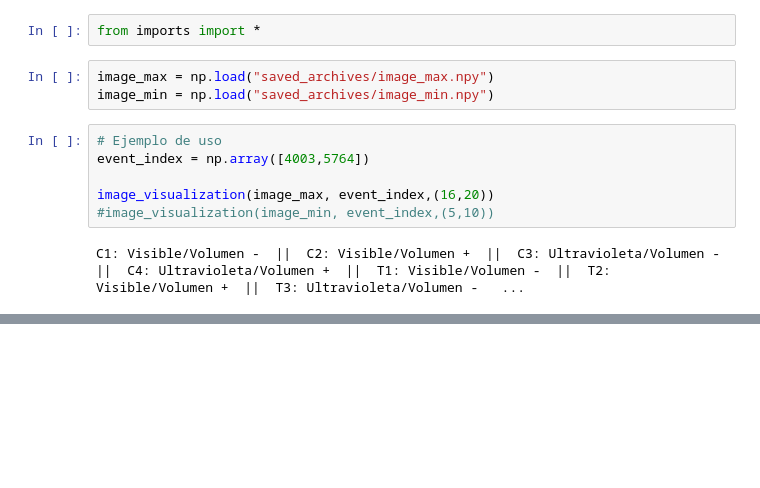
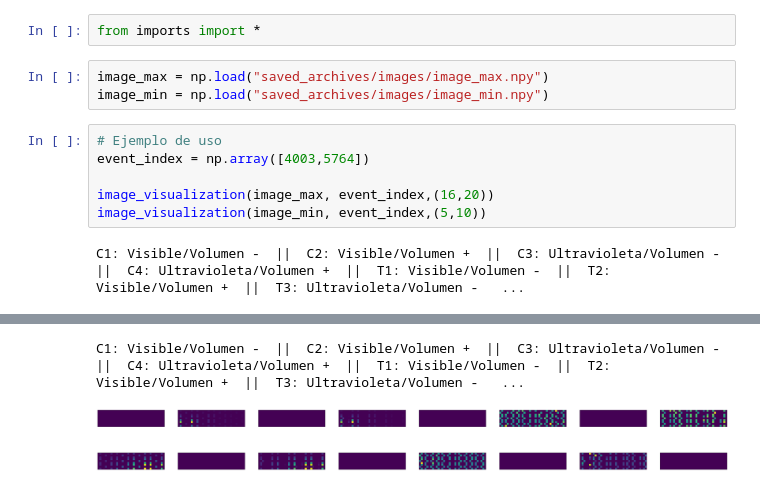
Before and after one commit to CIEMAT-Neutrino/AI_nuvT, a Jupyter notebook: image_visualization.ipynb, the cells around one changed output, grey strips where cells are left out. Drawn from its saved outputs; the diff is of its cells as text; blank space fills up the shorter version.

```diff
--- a/image_visualization.ipynb
+++ b/image_visualization.ipynb
@@ -4,17 +4,19 @@
 # %%
 from imports import *
 # %%
-image_max = np.load("saved_archives/image_max.npy")
-image_min = np.load("saved_archives/image_min.npy")
+image_max = np.load("saved_archives/images/image_max.npy")
+image_min = np.load("saved_archives/images/image_min.npy")
 # %%
 # Ejemplo de uso
 event_index = np.array([4003,5764])
 
 image_visualization(image_max, event_index,(16,20))
-#image_visualization(image_min, event_index,(5,10))
+image_visualization(image_min, event_index,(5,10))
 # %% [output]
 C1: Visible/Volumen -  ||  C2: Visible/Volumen +  ||  C3: Ultravioleta/Volumen -  ||  C4: Ultravioleta/Volumen +  ||  T1: Visible/Volumen -  ||  T2: Visible/Volumen +  ||  T3: Ultravioleta/Volumen -   ...
 [figure]
+C1: Visible/Volumen -  ||  C2: Visible/Volumen +  ||  C3: Ultravioleta/Volumen -  ||  C4: Ultravioleta/Volumen +  ||  T1: Visible/Volumen -  ||  T2: Visible/Volumen +  ||  T3: Ultravioleta/Volumen -   ...
+[figure, added]
 # %%
 event_index = np.array([523])
 
```
Also changed, not shown: parts of 1 cell of this notebook, 2 other files.
